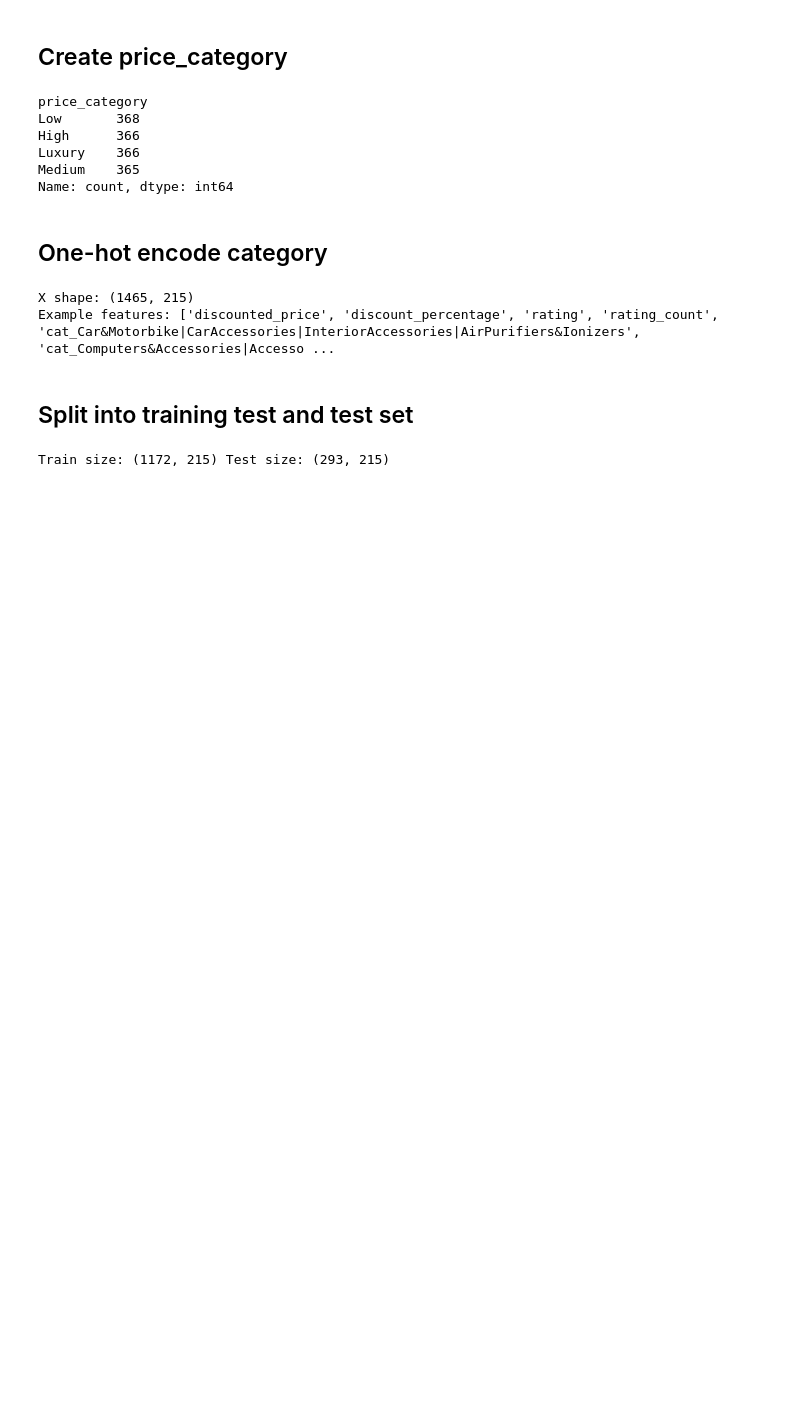
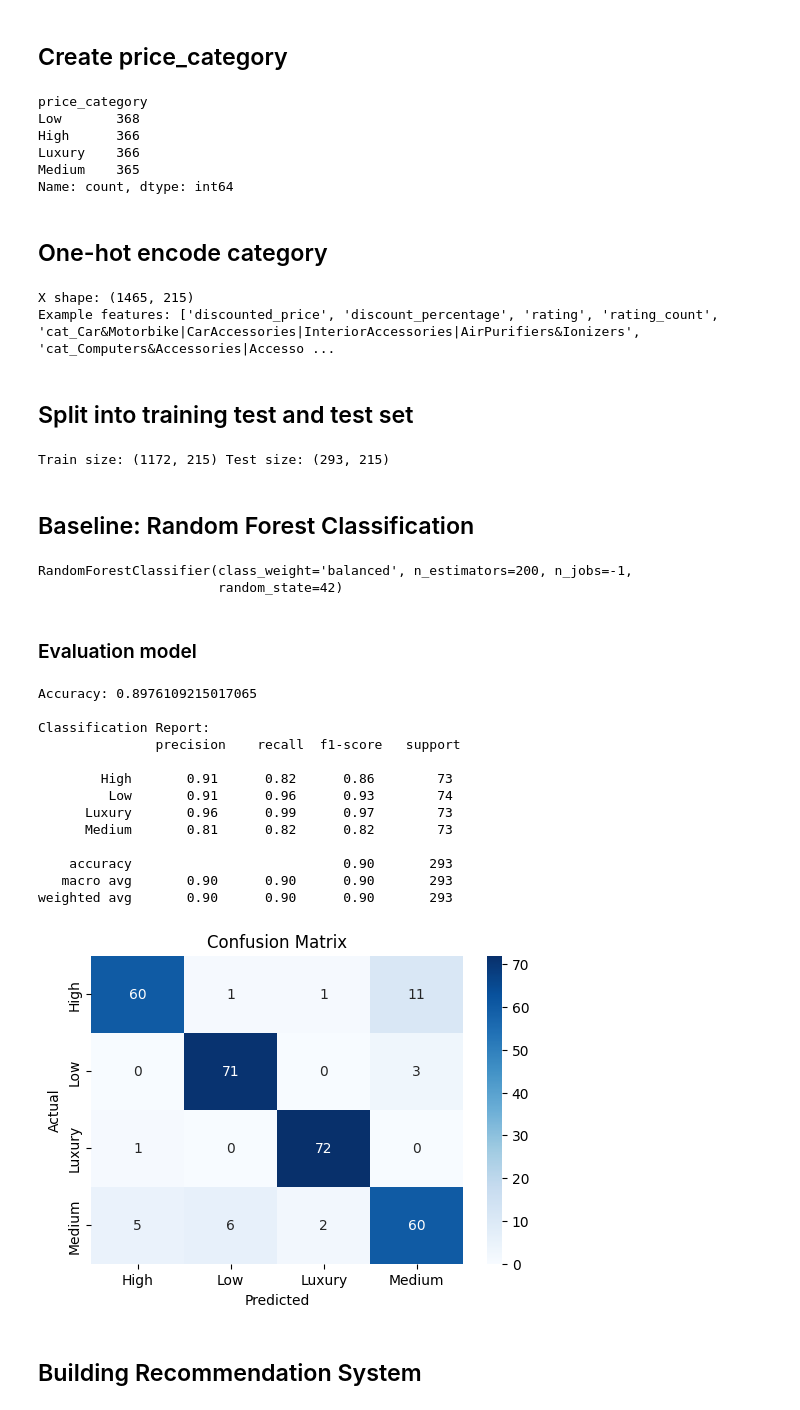
Before and after one commit to khangbkk23/AmazonRecommendationBasedOnPreview, a Jupyter notebook: coding.ipynb, the cells around one changed output. Saved outputs shown, nothing was run; the diff lists cells and outputs as text; code cells hidden in the pictures; blank space fills up the shorter version.

Commit message:
Train baseline model with Random Forest Classifier

```diff
--- a/coding.ipynb
+++ b/coding.ipynb
@@ -220,3 +220,50 @@ X_train, X_test, y_train, y_test = train_test_split(
 print("Train size:", X_train.shape, "Test size:", X_test.shape)
 # %% [output]
 Train size: (1172, 215) Test size: (293, 215)
+# %% [markdown]
+## Baseline: Random Forest Classification
+# %%
+from sklearn.ensemble import RandomForestClassifier
+
+clf = RandomForestClassifier(n_estimators=200, random_state=42, class_weight="balanced", n_jobs = -1)
+clf.fit(X_train, y_train)
+# %% [output]
+RandomForestClassifier(class_weight='balanced', n_estimators=200, n_jobs=-1,
+                       random_state=42)
+# %% [markdown]
+### Evaluation model
+# %%
+from sklearn.metrics import classification_report, confusion_matrix, accuracy_score
+import matplotlib.pyplot as plt
+import seaborn as sns
+
+y_pred = clf.predict(X_test)
+
+print("Accuracy:", accuracy_score(y_test, y_pred))
+print("\nClassification Report:\n", classification_report(y_test, y_pred))
+
+# Confusion matrix
+cm = confusion_matrix(y_test, y_pred, labels=clf.classes_)
+plt.figure(figsize=(6,4))
+sns.heatmap(cm, annot=True, fmt='d', xticklabels=clf.classes_, yticklabels=clf.classes_, cmap="Blues")
+plt.xlabel("Predicted")
+plt.ylabel("Actual")
+plt.title("Confusion Matrix")
+plt.show()
+# %% [output]
+Accuracy: 0.8976109215017065
+
+Classification Report:
+               precision    recall  f1-score   support
+
+        High       0.91      0.82      0.86        73
+         Low       0.91      0.96      0.93        74
+      Luxury       0.96      0.99      0.97        73
+      Medium       0.81      0.82      0.82        73
+
+    accuracy                           0.90       293
+   macro avg       0.90      0.90      0.90       293
+weighted avg       0.90      0.90      0.90       293
+[figure, added]
+# %% [markdown]
+## Building Recommendation System
```
